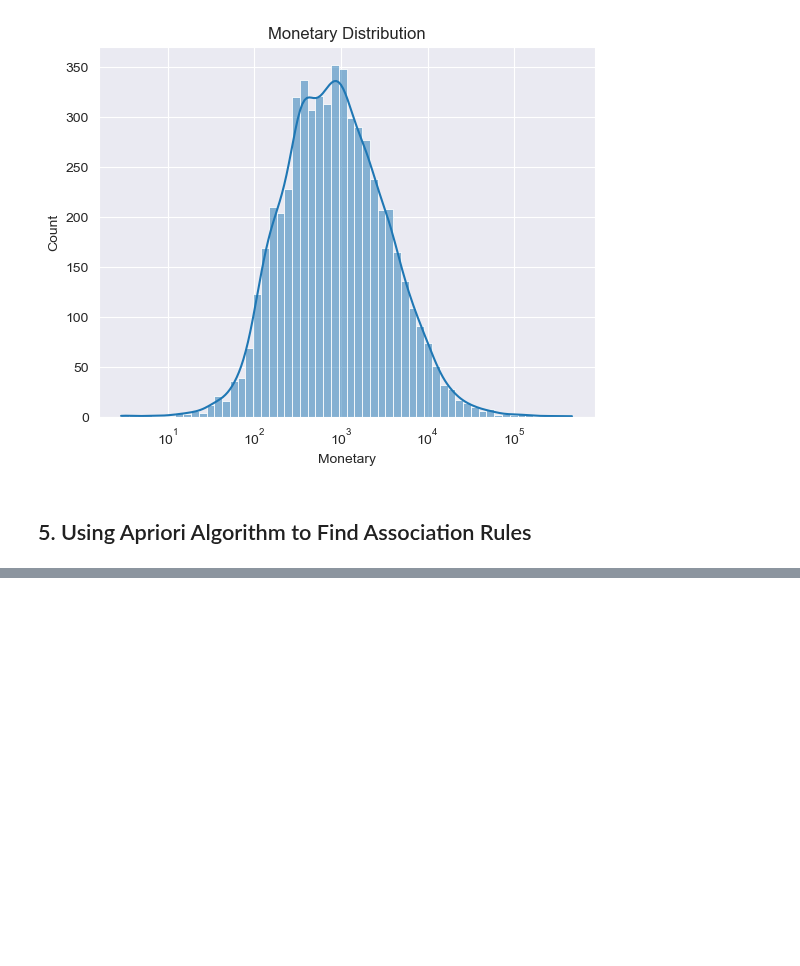
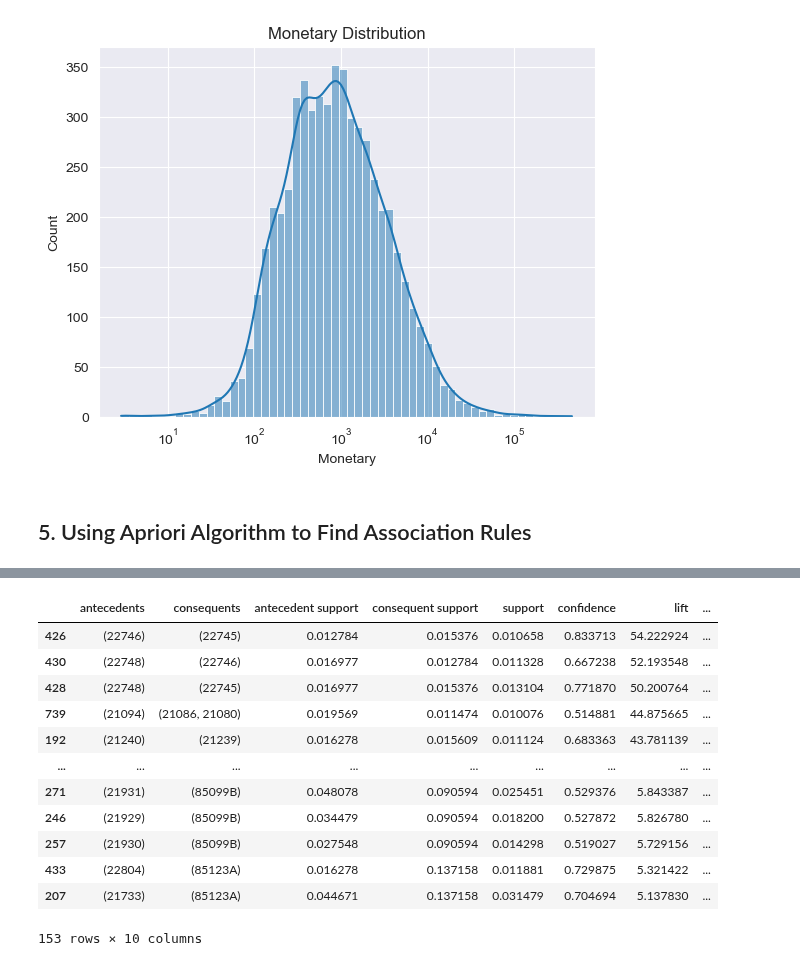
Before and after one commit to GDistories/DSAA5002_Final_Exam, a Jupyter notebook: Q4/Q4_Code/Q4.ipynb, the cells around one changed output, grey strips where cells are left out. Cells and saved outputs as stored; diff of their text form; code cells hidden in the pictures; blank space fills up the shorter version.

```diff
--- a/Q4/Q4_Code/Q4.ipynb
+++ b/Q4/Q4_Code/Q4.ipynb
@@ -331 +331,38 @@ rules.sort_values(by='lift', ascending=False)
+# %%
+def standardize_rule(row):
+    # Extract antecedents and consequents as sets
+    antecedents = row['antecedents']
+    consequents = row['consequents']
+
+    # Create a combined, sorted list of all items in the rule
+    all_items = sorted(list(antecedents) + list(consequents))
+
+    # Create a standardized representation of the rule
+    standardized_rule = tuple(all_items)
+    return standardized_rule
+
+# Apply the standardization function to each row
+rules['standardized_rule'] = rules.apply(standardize_rule, axis=1)
+
+# Drop duplicates based on the standardized rule
+rules_dedup = rules.drop_duplicates(subset='standardized_rule')
+
+# Optionally drop the 'standardized_rule' column if it's no longer needed
+rules_dedup = rules_dedup.drop(columns=['standardized_rule'])
+# %%
+rules_dedup.sort_values(by='lift', ascending=False)
+# %% [output]
+|  | antecedents | consequents | antecedent support | consequent support | support | confidence | lift | ... |
+| 426 | (22746) | (22745) | 0.012784 | 0.015376 | 0.010658 | 0.833713 | 54.222924 | ... |
+| 430 | (22748) | (22746) | 0.016977 | 0.012784 | 0.011328 | 0.667238 | 52.193548 | ... |
+| 428 | (22748) | (22745) | 0.016977 | 0.015376 | 0.013104 | 0.771870 | 50.200764 | ... |
+| 739 | (21094) | (21086, 21080) | 0.019569 | 0.011474 | 0.010076 | 0.514881 | 44.875665 | ... |
+| 192 | (21240) | (21239) | 0.016278 | 0.015609 | 0.011124 | 0.683363 | 43.781139 | ... |
+| ... | ... | ... | ... | ... | ... | ... | ... | ... |
+| 271 | (21931) | (85099B) | 0.048078 | 0.090594 | 0.025451 | 0.529376 | 5.843387 | ... |
+| 246 | (21929) | (85099B) | 0.034479 | 0.090594 | 0.018200 | 0.527872 | 5.826780 | ... |
+| 257 | (21930) | (85099B) | 0.027548 | 0.090594 | 0.014298 | 0.519027 | 5.729156 | ... |
+| 433 | (22804) | (85123A) | 0.016278 | 0.137158 | 0.011881 | 0.729875 | 5.321422 | ... |
+| 207 | (21733) | (85123A) | 0.044671 | 0.137158 | 0.031479 | 0.704694 | 5.137830 | ... |
+153 rows × 10 columns
 # %%
```
Also changed, not shown: parts of 4 cells of this notebook, 2 other files.
